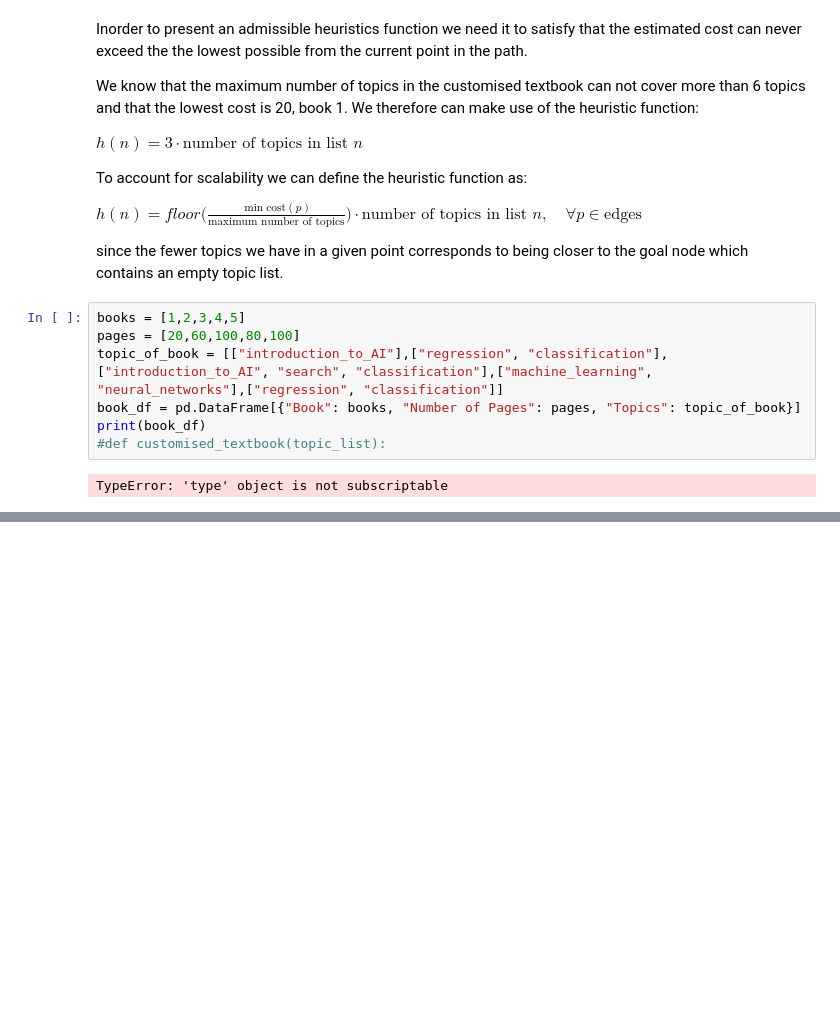
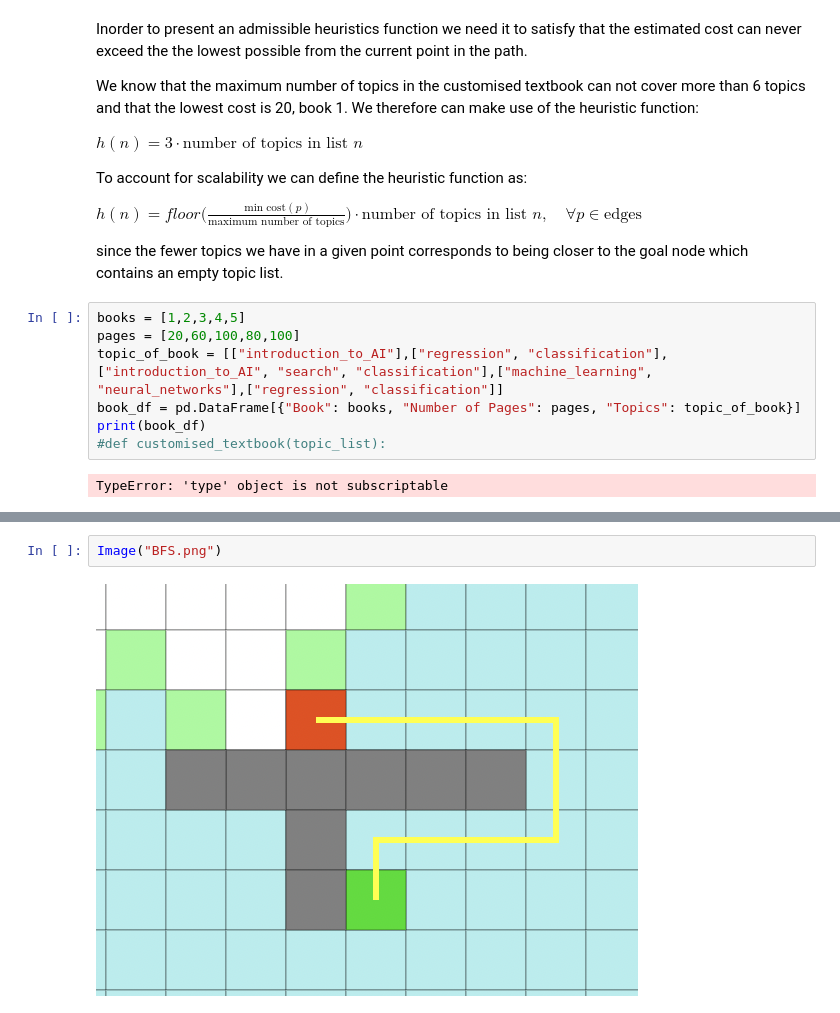
Before and after one commit to carljvh/intro-to-datascience-and-AI, a Jupyter notebook: assignment-8/assigment8.ipynb, the cells around one changed output, grey strips where cells are left out. Saved outputs shown, nothing was run; the diff lists cells and outputs as text; blank space fills up the shorter version.

```diff
--- a/assignment-8/assigment8.ipynb
+++ b/assignment-8/assigment8.ipynb
@@ -69,0 +74,4 @@ TypeError: 'type' object is not subscriptable
+# %%
+Image("BFS.png")
+# %% [output]
+[figure, added]
```
Also changed, not shown: parts of 2 cells of this notebook.
